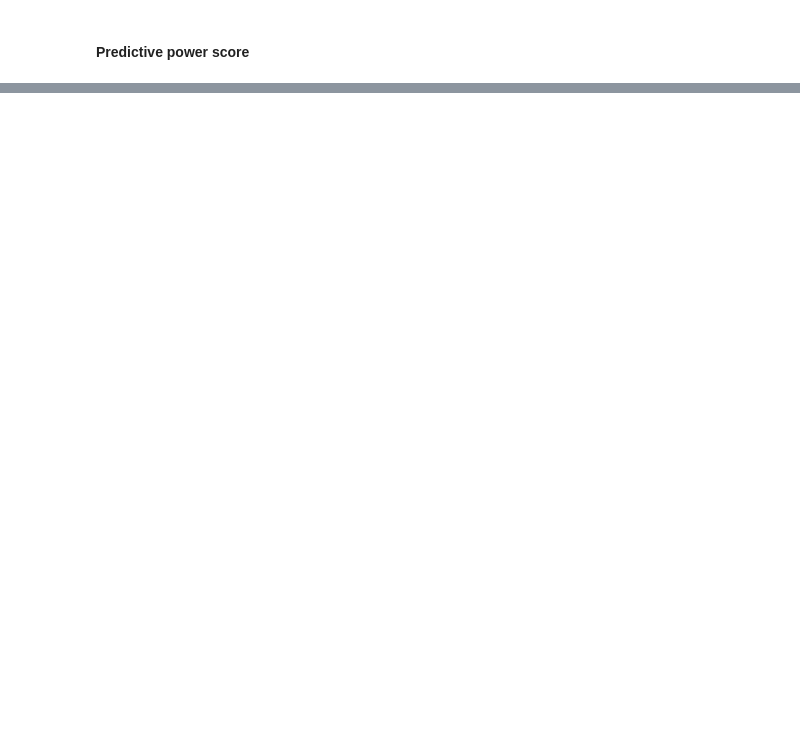
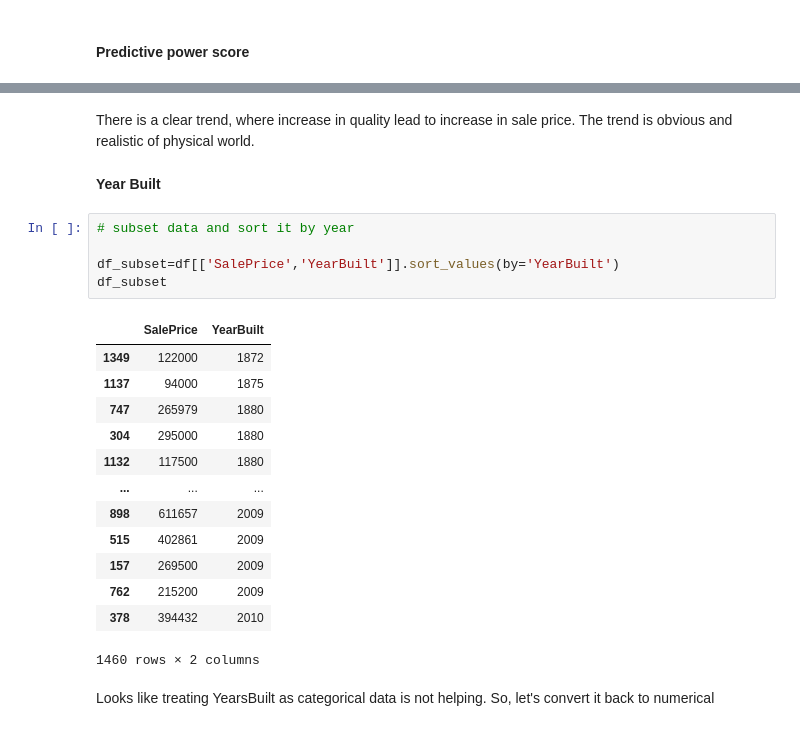
Before and after one commit to ysgurjar/pp5_project_heritage_housing, a Jupyter notebook: jupyter_notebooks/02.data_profiling.ipynb, the cells around one changed output, grey strips where cells are left out. Cells and saved outputs as stored; diff of their text form; blank space fills up the shorter version.

```diff
--- a/jupyter_notebooks/02.data_profiling.ipynb
+++ b/jupyter_notebooks/02.data_profiling.ipynb
@@ -231,0 +336,25 @@ Let's have a closer look and see which of these variables have good predictive p
+# %% [markdown]
+There is a clear trend, where increase in quality lead to increase in sale price. The trend is obvious and realistic of physical world.
+# %% [markdown]
+**Year Built**
+# %%
+# subset data and sort it by year
+
+df_subset=df[['SalePrice','YearBuilt']].sort_values(by='YearBuilt')
+df_subset
+# %% [output]
+|  | SalePrice | YearBuilt |
+| 1349 | 122000 | 1872 |
+| 1137 | 94000 | 1875 |
+| 747 | 265979 | 1880 |
+| 304 | 295000 | 1880 |
+| 1132 | 117500 | 1880 |
+| ... | ... | ... |
+| 898 | 611657 | 2009 |
+| 515 | 402861 | 2009 |
+| 157 | 269500 | 2009 |
+| 762 | 215200 | 2009 |
+| 378 | 394432 | 2010 |
+1460 rows × 2 columns
+# %% [markdown]
+Looks like treating YearsBuilt as categorical data is not helping. So, let's convert it back to numerical
```
Also changed, not shown: parts of 20 cells of this notebook.
